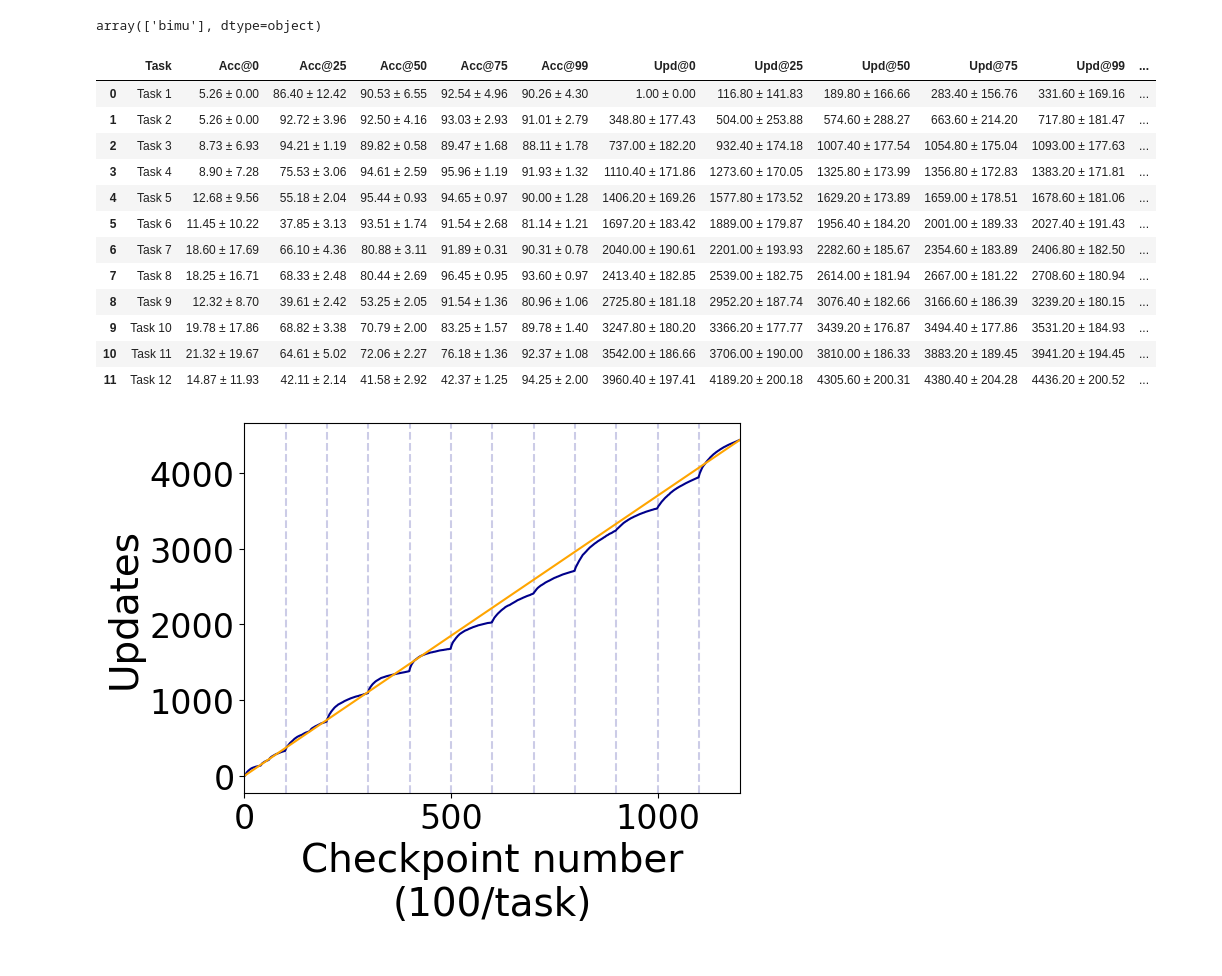
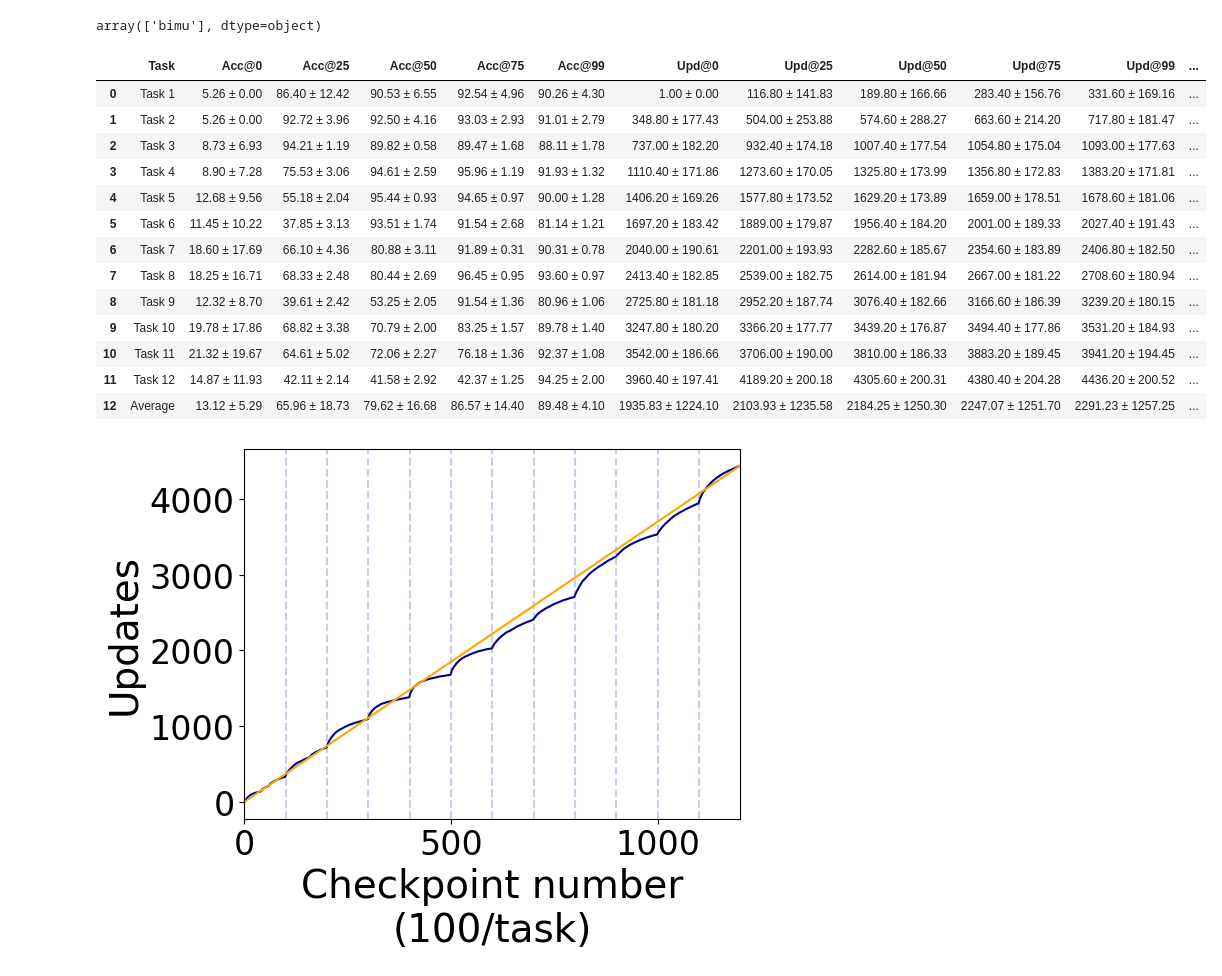
Before and after one commit to kellian-cottart/active-continual-learning-bayesianbinn, a Jupyter notebook: appendix-openloris-al-switch-time.ipynb, the cells around one changed output. Saved outputs shown, nothing was run; the diff lists cells and outputs as text; code cells hidden in the pictures.

```diff
--- a/appendix-openloris-al-switch-time.ipynb
+++ b/appendix-openloris-al-switch-time.ipynb
@@ -173,37 +173,60 @@ for t in range(n_tasks):
         row[f"Upd@{cp}"] = f"{vals_upd.mean():.2f} ± {vals_upd.std():.2f}"
 
     # early / late accuracy dynamics (unchanged structure)
     early = accs_task[:, 24, t, t] - accs_task[:, 0, t, t]
+    mid = accs_task[:, 73, t, t] - accs_task[:, 25, t, t]
     late = accs_task[:, 99, t, t] - accs_task[:, 74, t, t]
 
-    row["Early acc change"] = f"{early.mean():.2f} ± {early.std():.2f}"
-    row["Late acc change"] = f"{late.mean():.2f} ± {late.std():.2f}"
+    row["0-24 acc change "] = f"{early.mean():.2f} ± {early.std():.2f}"
+    row["25-73 acc change"] = f"{mid.mean():.2f} ± {mid.std():.2f})"
+    row["74-99 acc change"] = f"{late.mean():.2f} ± {late.std():.2f}"
 
     # early / late updates (consistent with your task segmentation)
     early_upd = updates_task[:, t, 24] - updates_task[:, t, 0]
+    mid_upd = updates_task[:, t, 73] - updates_task[:, t, 25]
     late_upd = updates_task[:, t, 99] - updates_task[:, t, 74]
 
-    row["Early updates"] = f"{early_upd.mean():.2f} ± {early_upd.std():.2f}"
-    row["Late updates"] = f"{late_upd.mean():.2f} ± {late_upd.std():.2f}"
+    row["0-24 updates"] = f"{early_upd.mean():.2f} ± {early_upd.std():.2f}"
+    row["25-73 updates"] = f"{mid_upd.mean():.2f} ± {mid_upd.std():.2f}"
+    row["74-99 updates"] = f"{late_upd.mean():.2f} ± {late_upd.std():.2f}"
+
+    # percentage of updates
+    number_updates_task = updates_task[:, t, 99] - updates_task[:, t, 0] + 1
+    row["0-24 updates %"] = f"{(early_upd / number_updates_task).mean() * 100:.2f} ± {(early_upd / number_updates_task).std() * 100:.2f}"
+    row["25-73 updates %"] = f"{(mid_upd / number_updates_task).mean() * 100:.2f} ± {(mid_upd / number_updates_task).std() * 100:.2f}"
+    row["74-99 updates %"] = f"{(late_upd / number_updates_task).mean() * 100:.2f} ± {(late_upd / number_updates_task).std() * 100:.2f}"
 
     rows.append(row)
 
+# show average of all rows in a new row
+avg_row = {"Task": "Average"}
+for key in rows[0].keys():
+    if key == "Task":
+        continue
+    values = [float(row[key].split(" ± ")[0]) for row in rows]
+    avg_row[key] = f"{np.mean(values):.2f} ± {np.std(values):.2f}"
+rows.append(avg_row)
+
+
 table = pd.DataFrame(rows)
+# export as excel file
+table.to_excel(os.path.join(figures_folder, "al_switch_time_analysis.xlsx"), index=False)
 table
 # %% [output]
 |  | Task | Acc@0 | Acc@25 | Acc@50 | Acc@75 | Acc@99 | Upd@0 | Upd@25 | Upd@50 | Upd@75 | Upd@99 | ... |
 | 0 | Task 1 | 5.26 ± 0.00 | 86.40 ± 12.42 | 90.53 ± 6.55 | 92.54 ± 4.96 | 90.26 ± 4.30 | 1.00 ± 0.00 | 116.80 ± 141.83 | 189.80 ± 166.66 | 283.40 ± 156.76 | 331.60 ± 169.16 | ... |
 | 1 | Task 2 | 5.26 ± 0.00 | 92.72 ± 3.96 | 92.50 ± 4.16 | 93.03 ± 2.93 | 91.01 ± 2.79 | 348.80 ± 177.43 | 504.00 ± 253.88 | 574.60 ± 288.27 | 663.60 ± 214.20 | 717.80 ± 181.47 | ... |
 | 2 | Task 3 | 8.73 ± 6.93 | 94.21 ± 1.19 | 89.82 ± 0.58 | 89.47 ± 1.68 | 88.11 ± 1.78 | 737.00 ± 182.20 | 932.40 ± 174.18 | 1007.40 ± 177.54 | 1054.80 ± 175.04 | 1093.00 ± 177.63 | ... |
 | 3 | Task 4 | 8.90 ± 7.28 | 75.53 ± 3.06 | 94.61 ± 2.59 | 95.96 ± 1.19 | 91.93 ± 1.32 | 1110.40 ± 171.86 | 1273.60 ± 170.05 | 1325.80 ± 173.99 | 1356.80 ± 172.83 | 1383.20 ± 171.81 | ... |
 | 4 | Task 5 | 12.68 ± 9.56 | 55.18 ± 2.04 | 95.44 ± 0.93 | 94.65 ± 0.97 | 90.00 ± 1.28 | 1406.20 ± 169.26 | 1577.80 ± 173.52 | 1629.20 ± 173.89 | 1659.00 ± 178.51 | 1678.60 ± 181.06 | ... |
 | 5 | Task 6 | 11.45 ± 10.22 | 37.85 ± 3.13 | 93.51 ± 1.74 | 91.54 ± 2.68 | 81.14 ± 1.21 | 1697.20 ± 183.42 | 1889.00 ± 179.87 | 1956.40 ± 184.20 | 2001.00 ± 189.33 | 2027.40 ± 191.43 | ... |
 | 6 | Task 7 | 18.60 ± 17.69 | 66.10 ± 4.36 | 80.88 ± 3.11 | 91.89 ± 0.31 | 90.31 ± 0.78 | 2040.00 ± 190.61 | 2201.00 ± 193.93 | 2282.60 ± 185.67 | 2354.60 ± 183.89 | 2406.80 ± 182.50 | ... |
 | 7 | Task 8 | 18.25 ± 16.71 | 68.33 ± 2.48 | 80.44 ± 2.69 | 96.45 ± 0.95 | 93.60 ± 0.97 | 2413.40 ± 182.85 | 2539.00 ± 182.75 | 2614.00 ± 181.94 | 2667.00 ± 181.22 | 2708.60 ± 180.94 | ... |
 | 8 | Task 9 | 12.32 ± 8.70 | 39.61 ± 2.42 | 53.25 ± 2.05 | 91.54 ± 1.36 | 80.96 ± 1.06 | 2725.80 ± 181.18 | 2952.20 ± 187.74 | 3076.40 ± 182.66 | 3166.60 ± 186.39 | 3239.20 ± 180.15 | ... |
 | 9 | Task 10 | 19.78 ± 17.86 | 68.82 ± 3.38 | 70.79 ± 2.00 | 83.25 ± 1.57 | 89.78 ± 1.40 | 3247.80 ± 180.20 | 3366.20 ± 177.77 | 3439.20 ± 176.87 | 3494.40 ± 177.86 | 3531.20 ± 184.93 | ... |
 | 10 | Task 11 | 21.32 ± 19.67 | 64.61 ± 5.02 | 72.06 ± 2.27 | 76.18 ± 1.36 | 92.37 ± 1.08 | 3542.00 ± 186.66 | 3706.00 ± 190.00 | 3810.00 ± 186.33 | 3883.20 ± 189.45 | 3941.20 ± 194.45 | ... |
 | 11 | Task 12 | 14.87 ± 11.93 | 42.11 ± 2.14 | 41.58 ± 2.92 | 42.37 ± 1.25 | 94.25 ± 2.00 | 3960.40 ± 197.41 | 4189.20 ± 200.18 | 4305.60 ± 200.31 | 4380.40 ± 204.28 | 4436.20 ± 200.52 | ... |
+| 12 | Average | 13.12 ± 5.29 | 65.96 ± 18.73 | 79.62 ± 16.68 | 86.57 ± 14.40 | 89.48 ± 4.10 | 1935.83 ± 1224.10 | 2103.93 ± 1235.58 | 2184.25 ± 1250.30 | 2247.07 ± 1251.70 | 2291.23 ± 1257.25 | ... |
 # %%
 mean_updates_over_runs = updates.mean(axis=0)  # (1200,)
 
```
Also changed, not shown: 13 other files.
